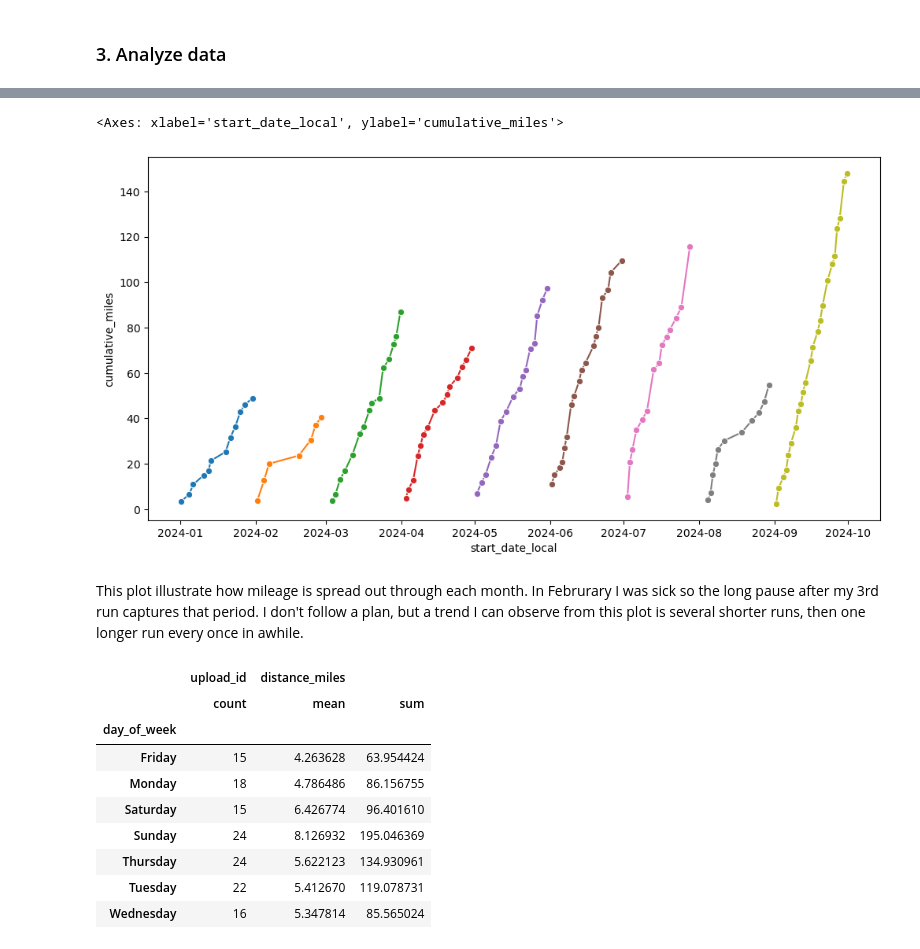
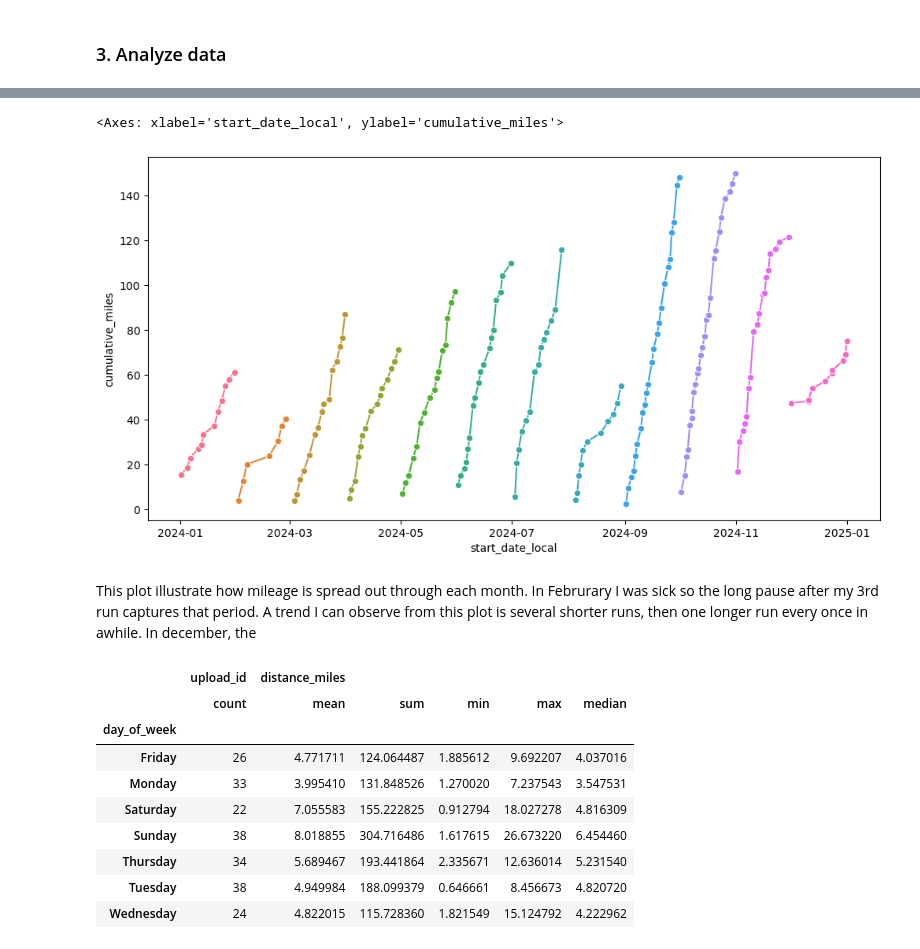
Before and after one commit to branbull/Strava_Analysis, a Jupyter notebook: Strava_Running_Analysis.ipynb, the cells around one changed output, grey strips where cells are left out. Saved outputs shown, nothing was run; the diff lists cells and outputs as text; code cells hidden in the pictures.

```diff
--- a/Strava_Running_Analysis.ipynb
+++ b/Strava_Running_Analysis.ipynb
@@ -82,8 +77,2 @@ Retrieved 639 activities.
 # %% [markdown]
 ### 2. Clean data
-# %%
-#subset df to columns of interest
-df = df[['name','distance','moving_time','elapsed_time','total_elevation_gain',
-   'sport_type','comment_count','average_speed','max_speed','average_cadence',
-  'has_heartrate','average_heartrate','max_heartrate','upload_id','gear_id','pr_count',
-        'start_date', 'start_date_local']]
@@ -196,3 +189,0 @@ dtype: int64
-# %%
-df = df[df.year > 2022]
-df.shape
@@ -276,28 +249,30 @@ df.groupby('month_name').agg({'upload_id':'count','distance_miles':['mean','sum'
 # %%
 #calculate cumulative miles by month
 df = df.sort_values('start_date')
 
 df['cumulative_miles'] = df.groupby('month_name')['distance_miles'].cumsum()
 
 #plot cumulative miles over time by month
 plt.figure(figsize=(12, 6))
-sns.lineplot(data = df[df.month <= 9], x='start_date_local', y='cumulative_miles', hue='month_name', marker='o', legend= None)
+sns.lineplot(data = df[df.year == 2024],
+             x='start_date_local', y='cumulative_miles',
+             hue='month_name', marker='o', legend= None)
 # %% [output]
 <Axes: xlabel='start_date_local', ylabel='cumulative_miles'>
-[figure, old version]
+[figure, new version]
 # %% [markdown]
-This plot illustrate how mileage is spread out through each month. In Februrary I was sick so the long pause after my 3rd run captures that period. I don't follow a plan, but a trend I can observe from this plot is several shorter runs, then one longer run every once in awhile.
+This plot illustrate how mileage is spread out through each month. In Februrary I was sick so the long pause after my 3rd run captures that period. A trend I can observe from this plot is several shorter runs, then one longer run every once in awhile. In december, the
 # %%
 #summary statistics by day of week
-df.groupby('day_of_week').agg({'upload_id':'count','distance_miles':['mean','sum']})
+df.groupby('day_of_week').agg({'upload_id':'count','distance_miles':['mean','sum','min','max','median']})
 # %% [output]
-|  | upload_id | distance_miles |  |
-|  | count | mean | sum |
-| day_of_week |  |  |  |
-| Friday | 15 | 4.263628 | 63.954424 |
-| Monday | 18 | 4.786486 | 86.156755 |
-| Saturday | 15 | 6.426774 | 96.401610 |
-| Sunday | 24 | 8.126932 | 195.046369 |
-| Thursday | 24 | 5.622123 | 134.930961 |
-| Tuesday | 22 | 5.412670 | 119.078731 |
-| Wednesday | 16 | 5.347814 | 85.565024 |
+|  | upload_id | distance_miles |  |  |  |  |
+|  | count | mean | sum | min | max | median |
+| day_of_week |  |  |  |  |  |  |
+| Friday | 26 | 4.771711 | 124.064487 | 1.885612 | 9.692207 | 4.037016 |
+| Monday | 33 | 3.995410 | 131.848526 | 1.270020 | 7.237543 | 3.547531 |
+| Saturday | 22 | 7.055583 | 155.222825 | 0.912794 | 18.027278 | 4.816309 |
+| Sunday | 38 | 8.018855 | 304.716486 | 1.617615 | 26.673220 | 6.454460 |
+| Thursday | 34 | 5.689467 | 193.441864 | 2.335671 | 12.636014 | 5.231540 |
+| Tuesday | 38 | 4.949984 | 188.099379 | 0.646661 | 8.456673 | 4.820720 |
+| Wednesday | 24 | 4.822015 | 115.728360 | 1.821549 | 15.124792 | 4.222962 |
```
Also changed, not shown: parts of 26 cells of this notebook.
